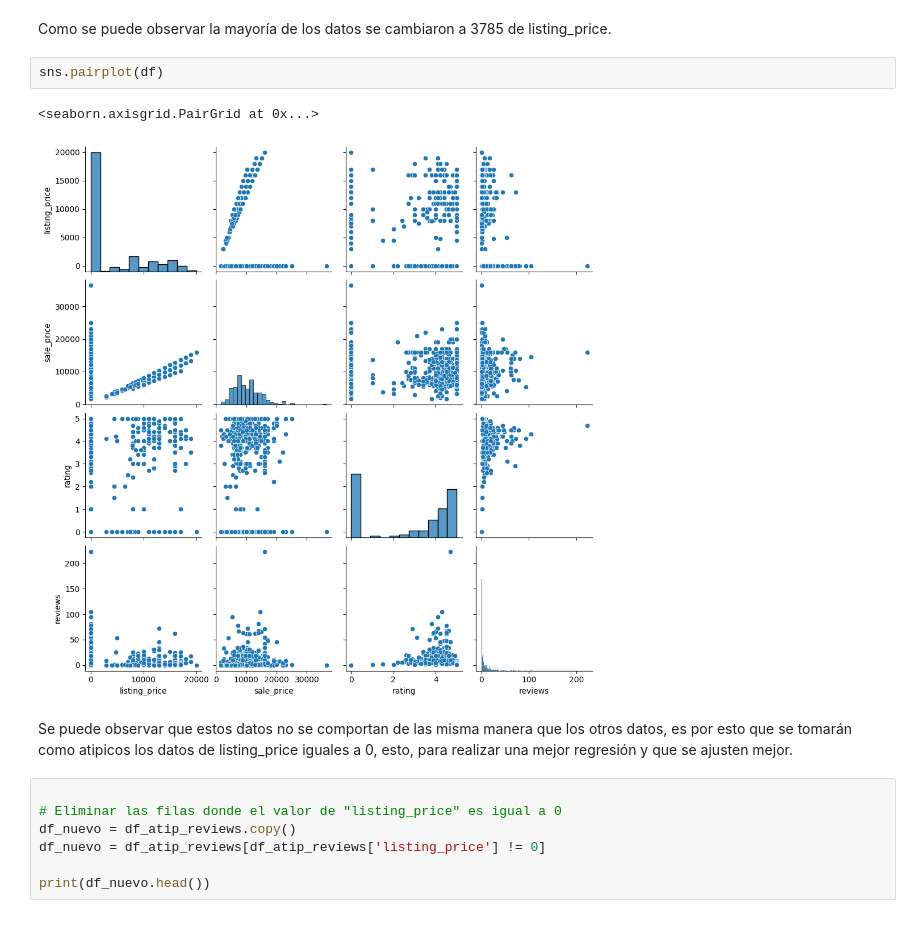
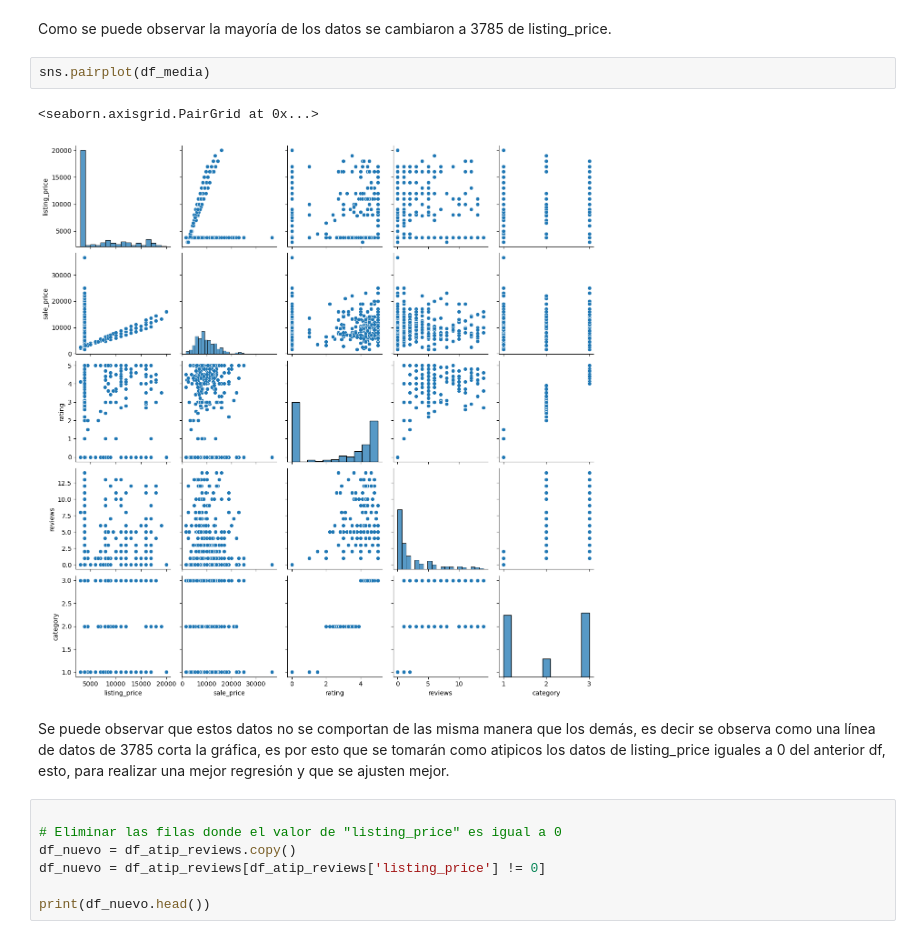
Before and after one commit to pau1ag/caso1, a Jupyter notebook: solucion_caso.ipynb, the cells around one changed output. Saved outputs shown, nothing was run; the diff lists cells and outputs as text.

```diff
--- a/solucion_caso.ipynb
+++ b/solucion_caso.ipynb
@@ -368,12 +372,12 @@ sns.displot(data=df_media, x="listing_price", kde=True)
 # %% [markdown]
 Como se puede observar la mayoría de los datos se cambiaron a 3785 de listing_price.
 # %%
-sns.pairplot(df)
+sns.pairplot(df_media)
 # %% [output]
 <seaborn.axisgrid.PairGrid at 0x...>
-[figure, old version]
+[figure, new version]
 # %% [markdown]
-Se puede observar que estos datos no se comportan de las misma manera que los otros datos, es por esto que se tomarán como atipicos los datos de listing_price iguales a 0, esto, para realizar una mejor regresión y que se ajusten mejor.
+Se puede observar que estos datos no se comportan de las misma manera que los demás, es decir se observa como una línea de datos de 3785 corta la gráfica, es por esto que se tomarán como atipicos los datos de listing_price iguales a 0 del anterior df, esto, para realizar una mejor regresión y que se ajusten mejor.
 # %%
 
 # Eliminar las filas donde el valor de "listing_price" es igual a 0
```
Also changed, not shown: parts of 28 cells of this notebook.
